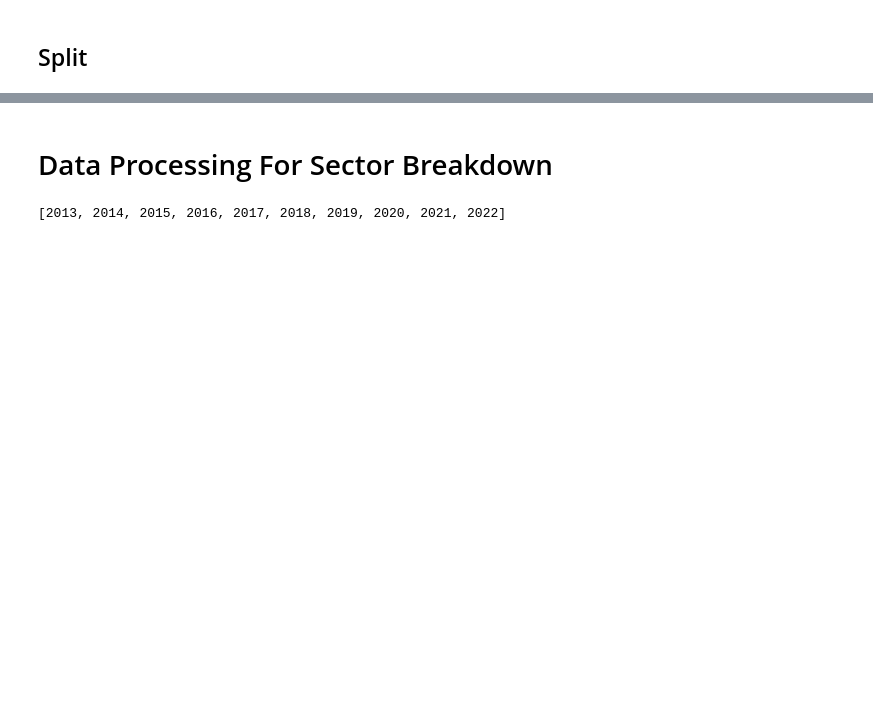
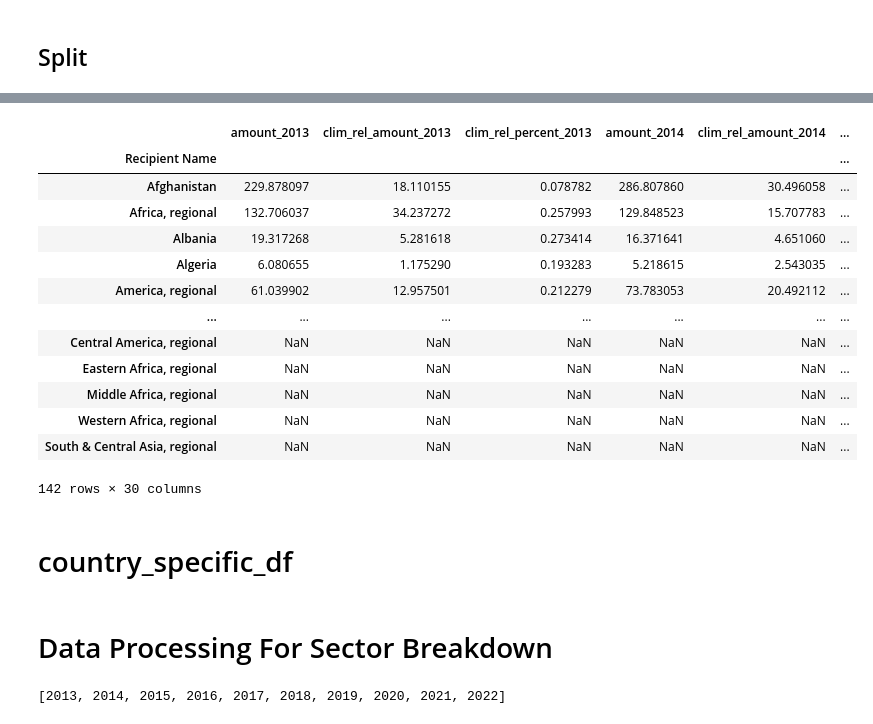
Before and after one commit to Samuel-Drewes/KlimaPortfolios, a Jupyter notebook: notebooks/clean.ipynb, the cells around one changed output, grey strips where cells are left out. Drawn from its saved outputs; the diff is of its cells as text; code cells hidden in the pictures; blank space fills up the shorter version.

```diff
--- a/notebooks/clean.ipynb
+++ b/notebooks/clean.ipynb
@@ -458,0 +529,19 @@ df_long.to_csv('../upload_data/country_specific_df.csv')
+# %%
+df_merged
+# %% [output]
+|  | amount_2013 | clim_rel_amount_2013 | clim_rel_percent_2013 | amount_2014 | clim_rel_amount_2014 | ... |
+| Recipient Name |  |  |  |  |  | ... |
+| Afghanistan | 229.878097 | 18.110155 | 0.078782 | 286.807860 | 30.496058 | ... |
+| Africa, regional | 132.706037 | 34.237272 | 0.257993 | 129.848523 | 15.707783 | ... |
+| Albania | 19.317268 | 5.281618 | 0.273414 | 16.371641 | 4.651060 | ... |
+| Algeria | 6.080655 | 1.175290 | 0.193283 | 5.218615 | 2.543035 | ... |
+| America, regional | 61.039902 | 12.957501 | 0.212279 | 73.783053 | 20.492112 | ... |
+| ... | ... | ... | ... | ... | ... | ... |
+| Central America, regional | NaN | NaN | NaN | NaN | NaN | ... |
+| Eastern Africa, regional | NaN | NaN | NaN | NaN | NaN | ... |
+| Middle Africa, regional | NaN | NaN | NaN | NaN | NaN | ... |
+| Western Africa, regional | NaN | NaN | NaN | NaN | NaN | ... |
+| South & Central Asia, regional | NaN | NaN | NaN | NaN | NaN | ... |
+142 rows × 30 columns
+# %% [markdown]
+# country_specific_df
```
Also changed, not shown: parts of 43 cells of this notebook, 2 other files.
